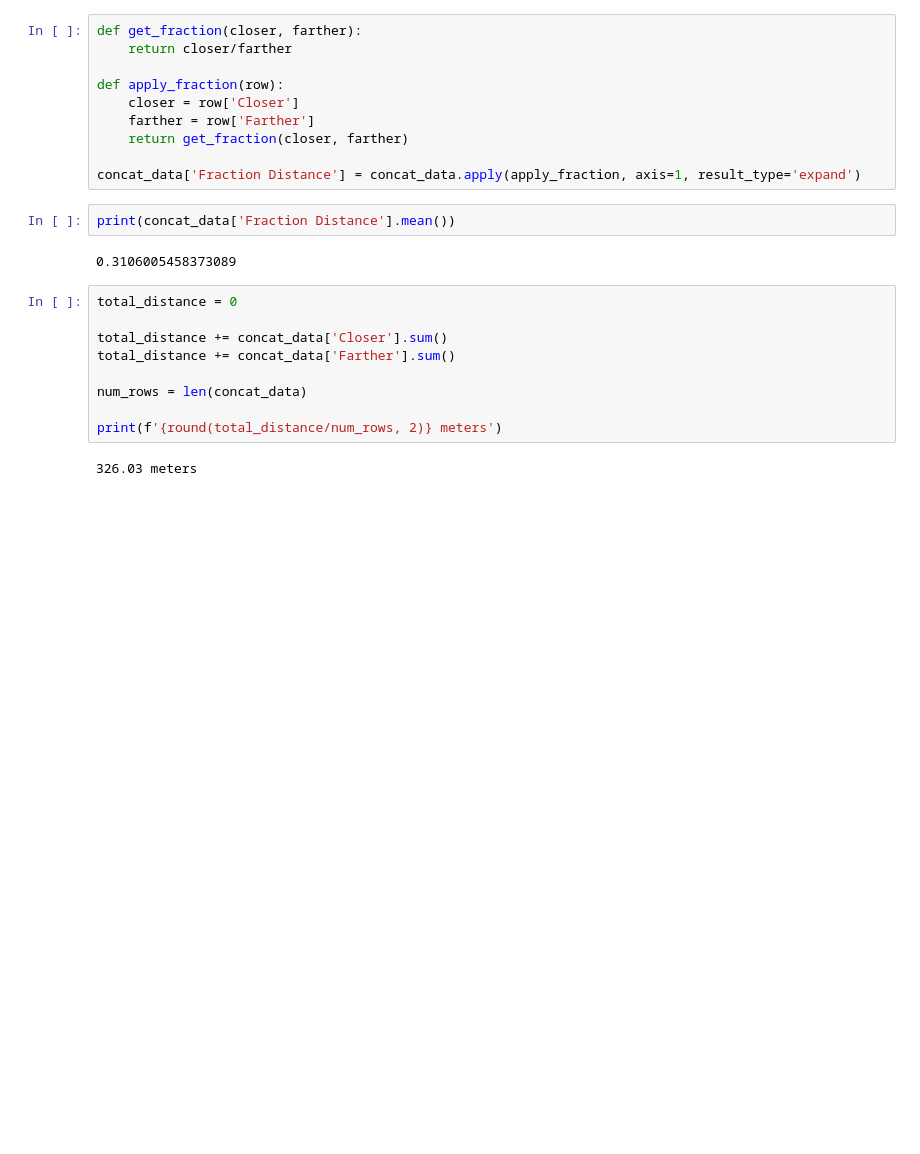
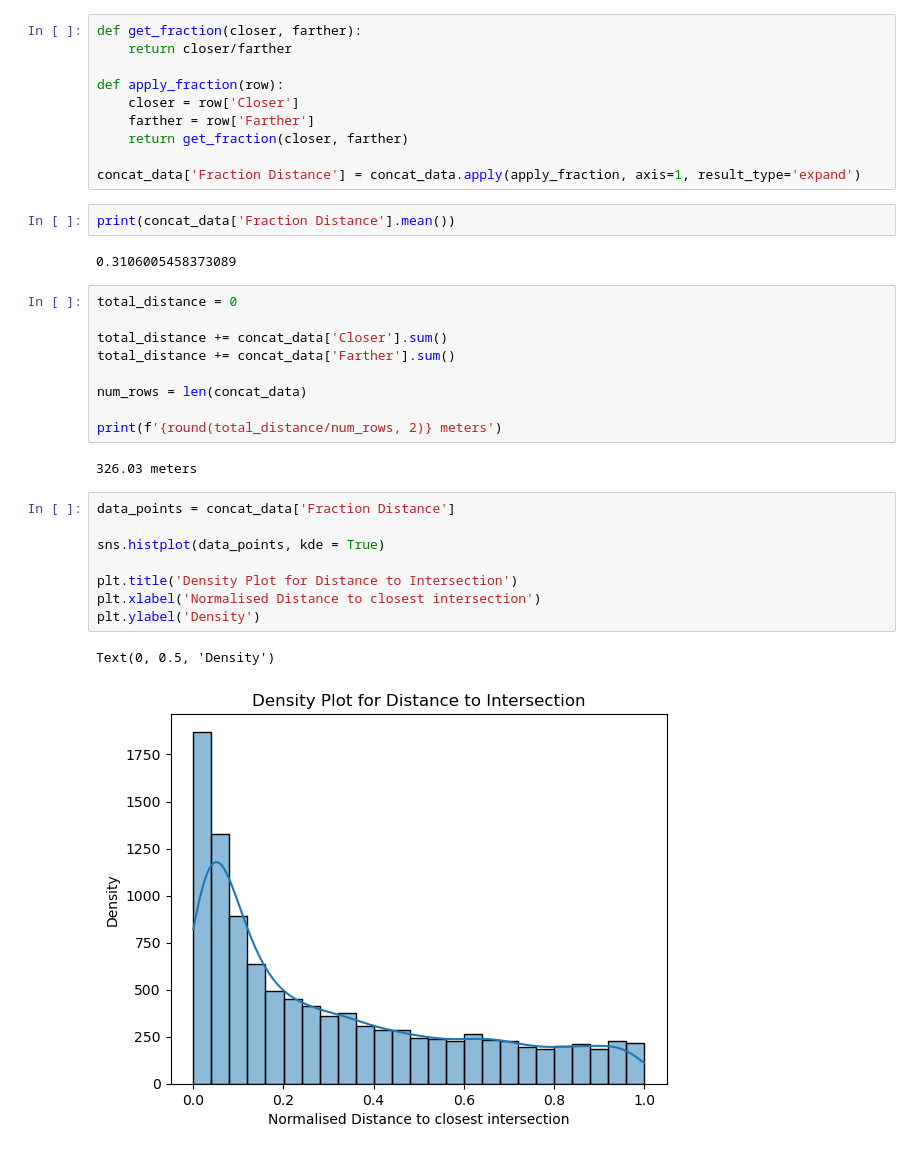
Before and after one commit to RichardGubijev/NDACW2, a Jupyter notebook: taskB/task_b.ipynb, the cells around one changed output. Saved outputs shown, nothing was run; the diff lists cells and outputs as text; blank space fills up the shorter version.

```diff
--- a/taskB/task_b.ipynb
+++ b/taskB/task_b.ipynb
@@ -489,3 +485,14 @@ num_rows = len(concat_data)
 print(f'{round(total_distance/num_rows, 2)} meters')
 # %% [output]
 326.03 meters
+# %%
+data_points = concat_data['Fraction Distance']
+
+sns.histplot(data_points, kde = True)
+
+plt.title('Density Plot for Distance to Intersection')
+plt.xlabel('Normalised Distance to closest intersection')
+plt.ylabel('Density')
+# %% [output]
+Text(0, 0.5, 'Density')
+[figure, added]
```
Also changed, not shown: parts of 1 cell of this notebook.
